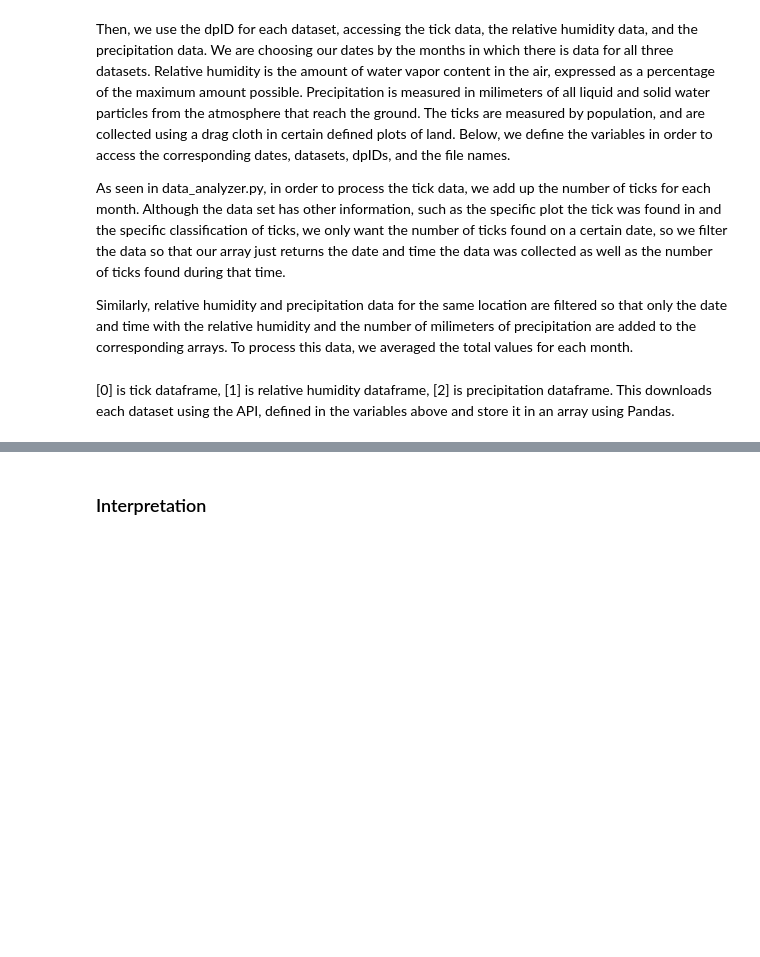
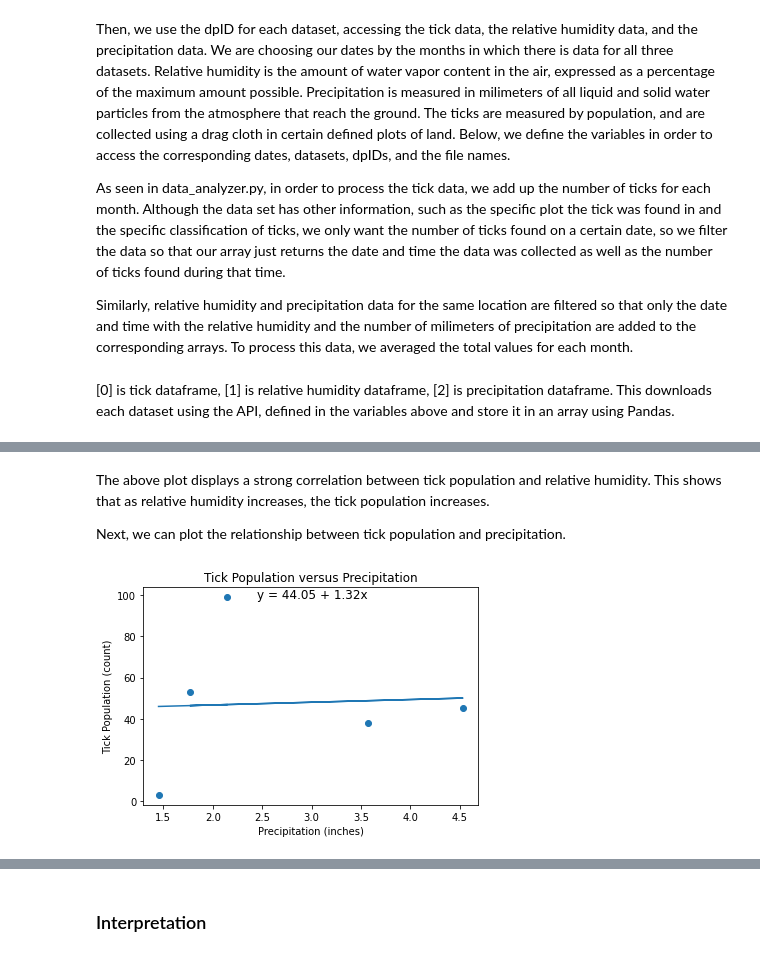
Before and after one commit to olincollege/tick-weather-analyzer, a Jupyter notebook: computational-essay.ipynb, the cells around one changed output, grey strips where cells are left out. Drawn from its saved outputs; the diff is of its cells as text; code cells hidden in the pictures; blank space fills up the shorter version.

```diff
--- a/computational-essay.ipynb
+++ b/computational-essay.ipynb
@@ -48,0 +58,12 @@ This plot shows the change in tick population over time. Between April 2017 and
+# %% [markdown]
+The above plot displays a strong correlation between tick population and relative humidity. This shows that as relative humidity increases, the tick population increases.
+
+Next, we can plot the relationship between tick population and precipitation.
+# %%
+plt.xlabel("Precipitation (inches)")
+plt.ylabel("Tick Population (count)")
+plt.title("Tick Population versus Precipitation")
+data_plotting.perform_linear_regression(precip, ticks)
+data_plotting.plot_line_of_best_fit(precip, ticks)
+# %% [output]
+[figure, added]
```
Also changed, not shown: parts of 15 cells of this notebook, 1 other file.
